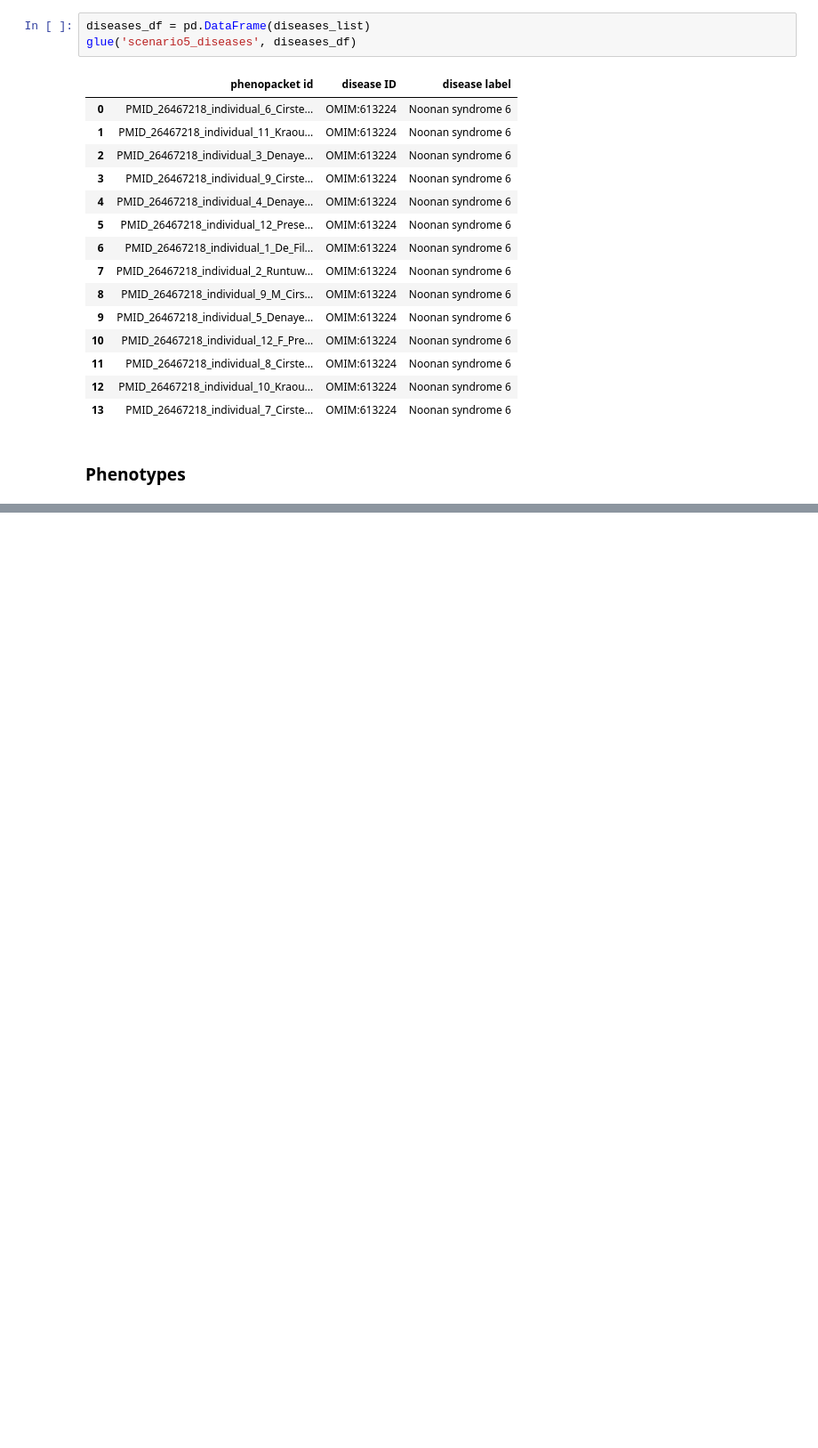
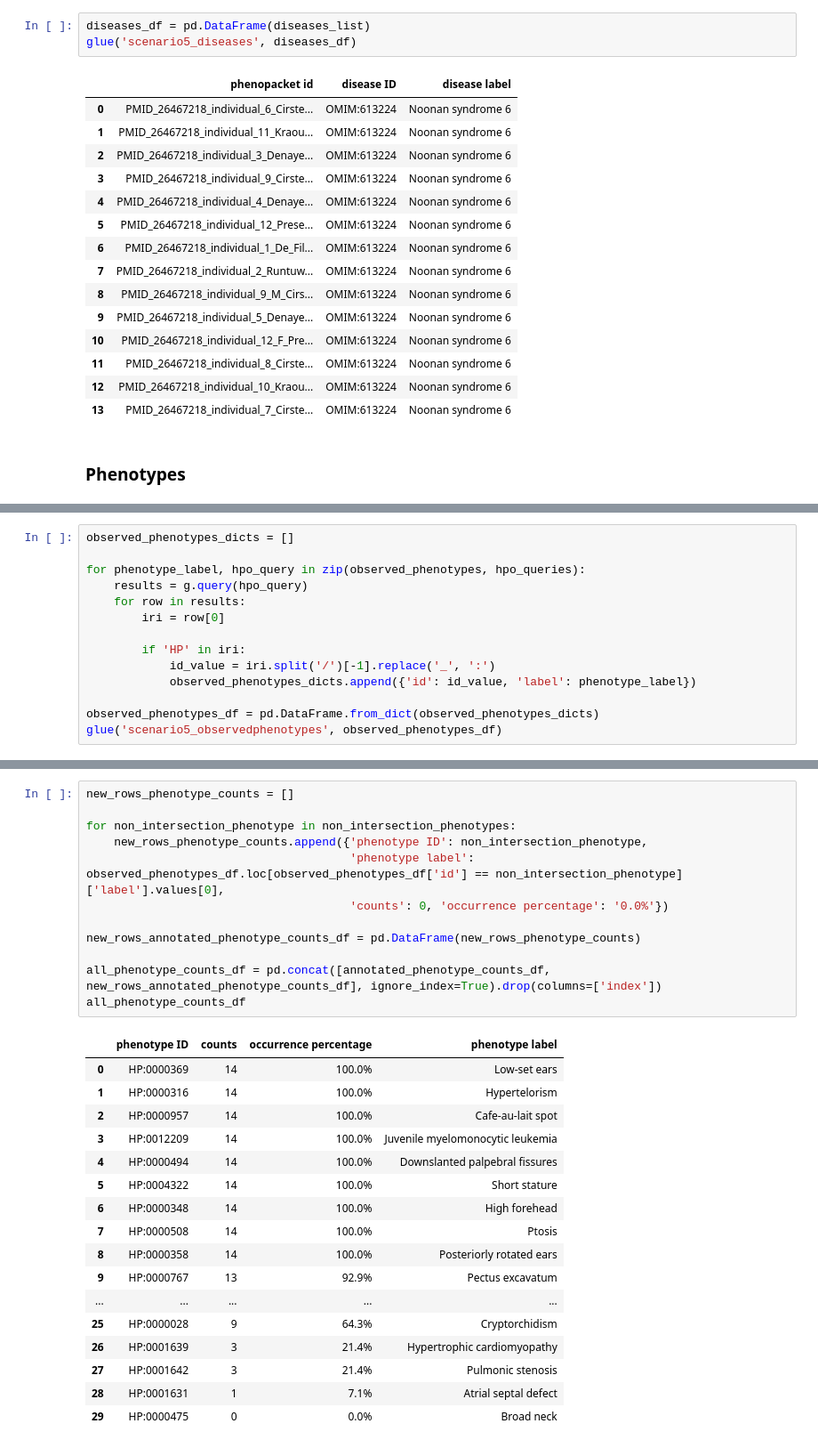
Before and after one commit to ejp-rd-vp/DistributedAnalysisDemonstrator, a Jupyter notebook: nras_notebook.ipynb, the cells around one changed output, grey strips where cells are left out. Shown: that part at 89% size. Saved outputs shown, nothing was run; the diff lists cells and outputs as text; blank space fills up the shorter version.

```diff
--- a/nras_notebook.ipynb
+++ b/nras_notebook.ipynb
@@ -191,0 +258,14 @@ for row in results:
+# %%
+observed_phenotypes_dicts = []
+
+for phenotype_label, hpo_query in zip(observed_phenotypes, hpo_queries):
+    results = g.query(hpo_query)
+    for row in results:
+        iri = row[0]
+
+        if 'HP' in iri:
+            id_value = iri.split('/')[-1].replace('_', ':')
+            observed_phenotypes_dicts.append({'id': id_value, 'label': phenotype_label})
+
+observed_phenotypes_df = pd.DataFrame.from_dict(observed_phenotypes_dicts)
+glue('scenario5_observedphenotypes', observed_phenotypes_df)
@@ -191,0 +360,30 @@ for row in results:
+# %%
+new_rows_phenotype_counts = []
+
+for non_intersection_phenotype in non_intersection_phenotypes:
+    new_rows_phenotype_counts.append({'phenotype ID': non_intersection_phenotype,
+                                      'phenotype label': observed_phenotypes_df.loc[observed_phenotypes_df['id'] == non_intersection_phenotype]['label'].values[0],
+                                      'counts': 0, 'occurrence percentage': '0.0%'})
+
+new_rows_annotated_phenotype_counts_df = pd.DataFrame(new_rows_phenotype_counts)
+
+all_phenotype_counts_df = pd.concat([annotated_phenotype_counts_df, new_rows_annotated_phenotype_counts_df], ignore_index=True).drop(columns=['index'])
+all_phenotype_counts_df
+# %% [output]
+|  | phenotype ID | counts | occurrence percentage | phenotype label |
+| 0 | HP:0000369 | 14 | 100.0% | Low-set ears |
+| 1 | HP:0000316 | 14 | 100.0% | Hypertelorism |
+| 2 | HP:0000957 | 14 | 100.0% | Cafe-au-lait spot |
+| 3 | HP:0012209 | 14 | 100.0% | Juvenile myelomonocytic leukemia |
+| 4 | HP:0000494 | 14 | 100.0% | Downslanted palpebral fissures |
+| 5 | HP:0004322 | 14 | 100.0% | Short stature |
+| 6 | HP:0000348 | 14 | 100.0% | High forehead |
+| 7 | HP:0000508 | 14 | 100.0% | Ptosis |
+| 8 | HP:0000358 | 14 | 100.0% | Posteriorly rotated ears |
+| 9 | HP:0000767 | 13 | 92.9% | Pectus excavatum |
+| ... | ... | ... | ... | ... |
+| 25 | HP:0000028 | 9 | 64.3% | Cryptorchidism |
+| 26 | HP:0001639 | 3 | 21.4% | Hypertrophic cardiomyopathy |
+| 27 | HP:0001642 | 3 | 21.4% | Pulmonic stenosis |
+| 28 | HP:0001631 | 1 | 7.1% | Atrial septal defect |
+| 29 | HP:0000475 | 0 | 0.0% | Broad neck |
```
Also changed, not shown: parts of 21 cells of this notebook, 7 other files.
